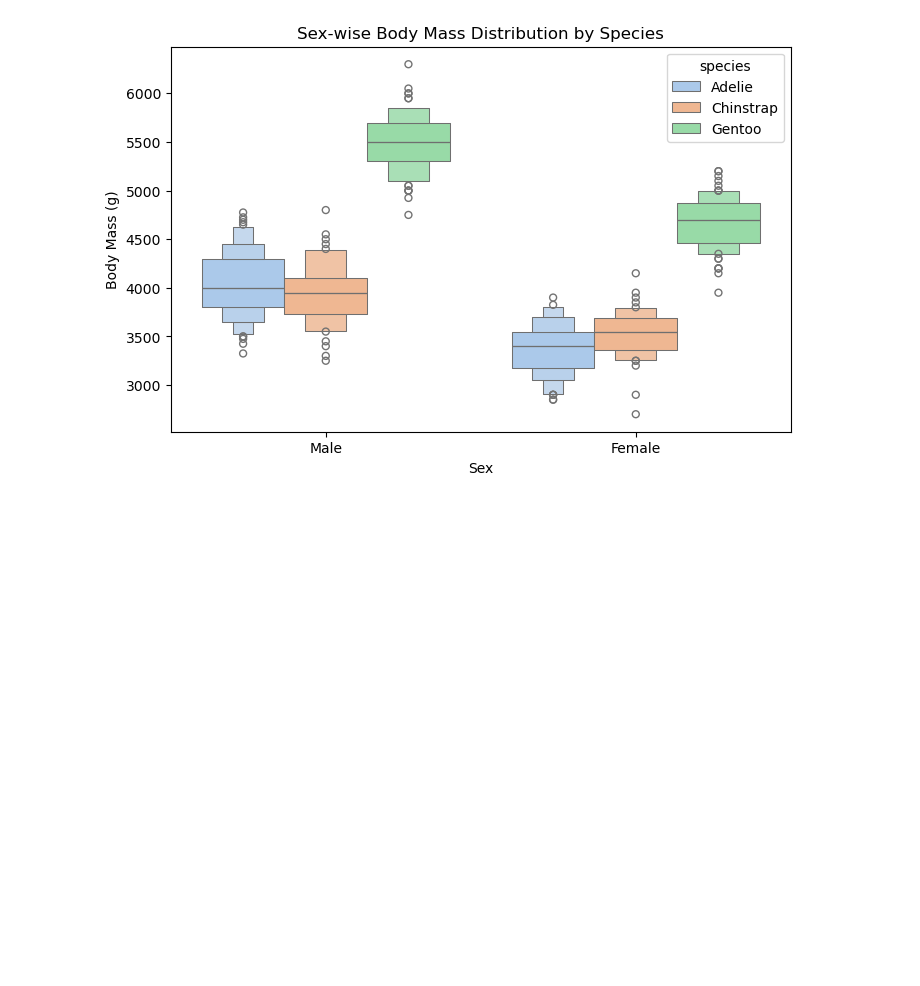
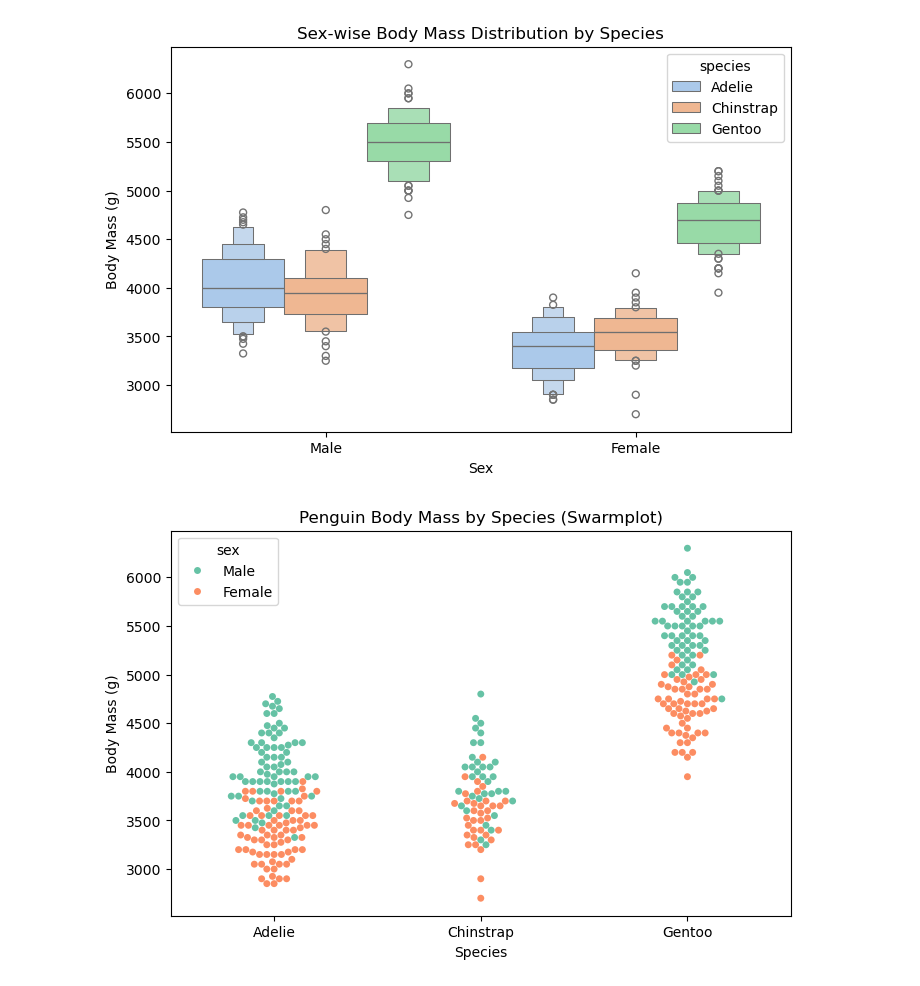
Before and after one commit to md-faiyazkhan/ml-practice, a Jupyter notebook: Seaborn/Seaborn.ipynb, the cells around one changed output. Drawn from its saved outputs; the diff is of its cells as text; code cells hidden in the pictures; blank space fills up the shorter version.

```diff
--- a/Seaborn/Seaborn.ipynb
+++ b/Seaborn/Seaborn.ipynb
@@ -151,3 +151,18 @@ plt.ylabel('Body Mass (g)')
 plt.show()
 # %% [output]
 [figure]
+# %%
+# Swarmplot of body mass by species
+plt.figure(figsize=(8,5))
+
+sns.swarmplot(data=penguins, x='species', y='body_mass_g', hue='sex', palette='Set2')
+
+# Add title and labels
+plt.title('Penguin Body Mass by Species (Swarmplot)')
+plt.xlabel('Species')
+plt.ylabel('Body Mass (g)')
+
+# Show the plot
+plt.show()
+# %% [output]
+[figure, added]
```
